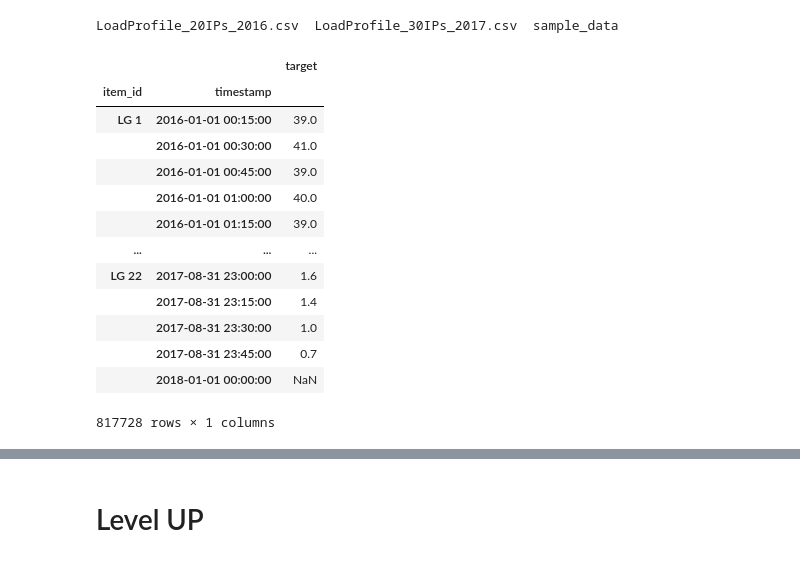
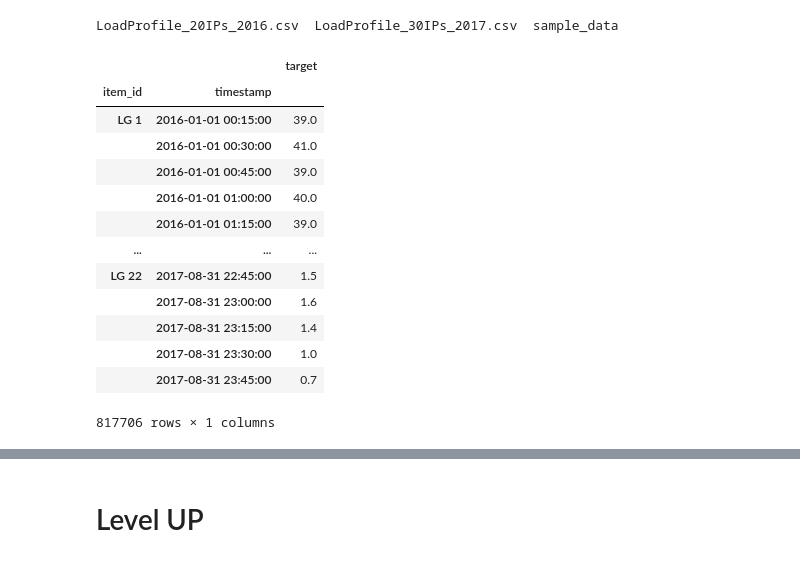
Before and after one commit to JP-SystemsX/24cast, a Jupyter notebook: AI_Grid_Hackathon_JP_DEV.ipynb, the cells around one changed output, grey strips where cells are left out. Saved outputs shown, nothing was run; the diff lists cells and outputs as text; code cells hidden in the pictures.

```diff
--- a/AI_Grid_Hackathon_JP_DEV.ipynb
+++ b/AI_Grid_Hackathon_JP_DEV.ipynb
@@ -50,39 +91,41 @@ def prepare_AG_data(dfs: list[pd.DataFrame]):
     # Prepare Data
     melted_dfs = []
     for df in dfs:
         df = deepcopy(df)#[["Time stamp", "LG 1"]]
         df.loc[:, ["Time stamp"]] = df["Time stamp"].str.replace(r'[^0-9.: ]', '', regex=True).str.strip()
         df.loc[:, ["Time stamp"]] = pd.to_datetime(df["Time stamp"])
         # TODO Normalize Data else MASE means nothing
         # Concat Columns & Assign Ids
         df = df.melt(id_vars=['Time stamp'], var_name='item_id', value_name='target')
+        df = df.dropna()
+        df.interpolate(method='linear', inplace=True)
         melted_dfs.append(df)
     df = pd.concat(melted_dfs)
     df = TimeSeriesDataFrame.from_data_frame(
         df,
         id_column="item_id",
         timestamp_column="Time stamp"
     )
     return df
 
 train = prepare_AG_data([train_1, train_2])
 val = prepare_AG_data([val_1, val_2])
 train
 # %% [output]
 |  |  | target |
 | item_id | timestamp |  |
 | LG 1 | 2016-01-01 00:15:00 | 39.0 |
 |  | 2016-01-01 00:30:00 | 41.0 |
 |  | 2016-01-01 00:45:00 | 39.0 |
 |  | 2016-01-01 01:00:00 | 40.0 |
 |  | 2016-01-01 01:15:00 | 39.0 |
 | ... | ... | ... |
-| LG 22 | 2017-08-31 23:00:00 | 1.6 |
+| LG 22 | 2017-08-31 22:45:00 | 1.5 |
+|  | 2017-08-31 23:00:00 | 1.6 |
 |  | 2017-08-31 23:15:00 | 1.4 |
 |  | 2017-08-31 23:30:00 | 1.0 |
 |  | 2017-08-31 23:45:00 | 0.7 |
-|  | 2018-01-01 00:00:00 | NaN |
-817728 rows × 1 columns
+817706 rows × 1 columns
 # %%
 %%time
 
```
Also changed, not shown: parts of 7 cells of this notebook.
